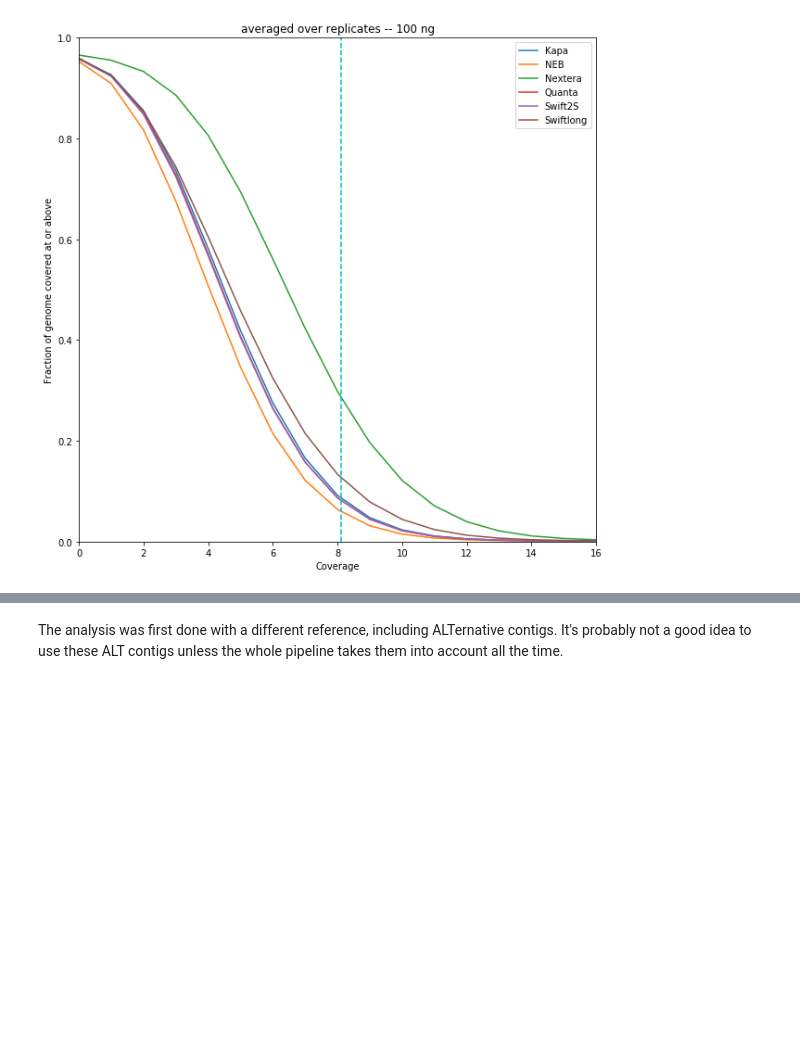
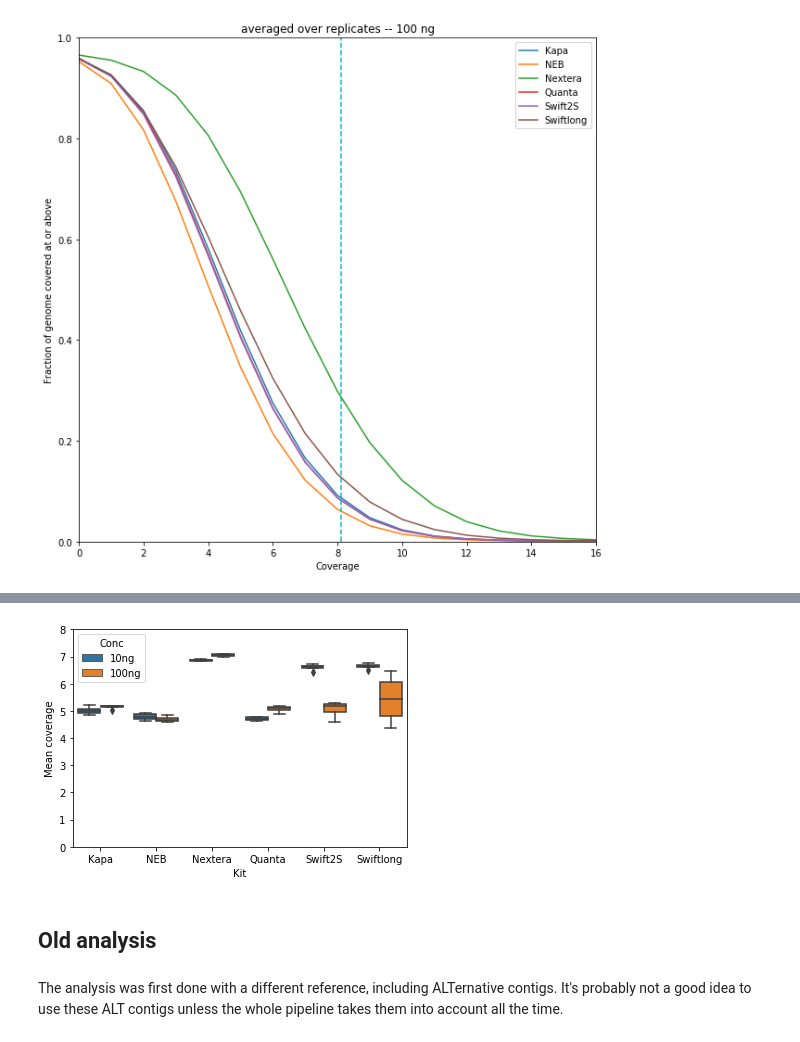
Before and after one commit to fa2k/comparison, a Jupyter notebook: Main_analysis.ipynb, the cells around one changed output, grey strips where cells are left out. Drawn from its saved outputs; the diff is of its cells as text; code cells hidden in the pictures; blank space fills up the shorter version.

```diff
--- a/Main_analysis.ipynb
+++ b/Main_analysis.ipynb
@@ -738,3 +746,12 @@ table
+# %%
+sns.boxplot(data=df, x="Kit", y="MEAN_COVERAGE", hue="Conc")
+plt.ylim(0, 8)
+plt.ylabel('Mean coverage')
+savefig("mean_coveraage.pdf")
+# %% [output]
+[figure, added]
+# %% [markdown]
+## Old analysis
 # %% [markdown]
 The analysis was first done with a different reference, including ALTernative contigs. It's probably not a good idea to use these ALT contigs unless the whole pipeline takes them into account all the time.
 # %%
```
Also changed, not shown: parts of 4 cells of this notebook.
